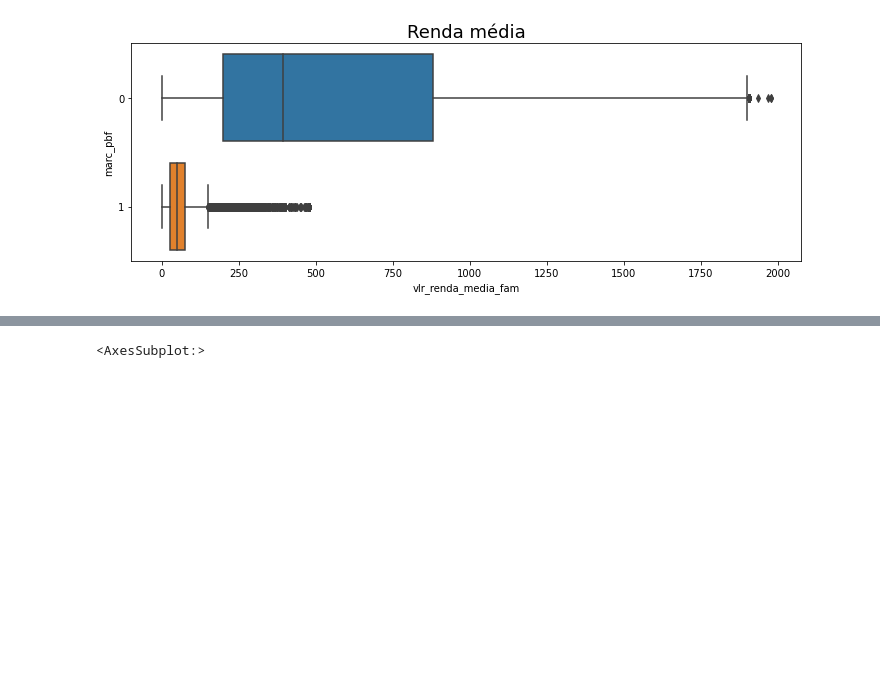
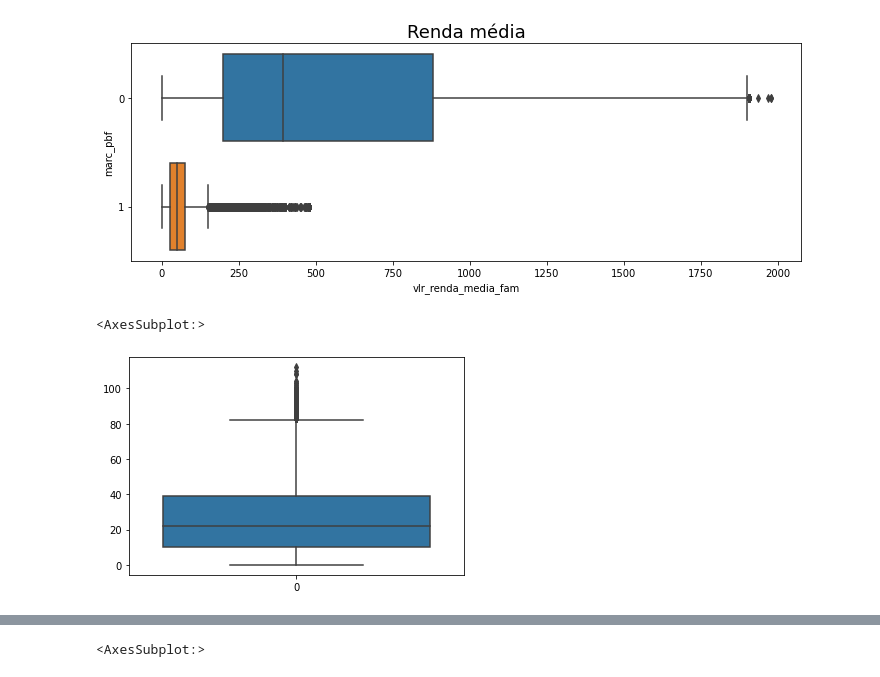
Before and after one commit to brennoliveira/ML-Bolsa-Familia, a Jupyter notebook: Análise_Bolsa_Família.ipynb, the cells around one changed output, grey strips where cells are left out. Drawn from its saved outputs; the diff is of its cells as text; code cells hidden in the pictures; blank space fills up the shorter version.

```diff
--- a/Análise_Bolsa_Família.ipynb
+++ b/Análise_Bolsa_Família.ipynb
@@ -97,3 +97,9 @@ ax
 # %% [output]
 <AxesSubplot:title={'center':'Renda média'}, xlabel='vlr_renda_media_fam', ylabel='marc_pbf'>
 [figure]
+# %%
+# idade
+sns.boxplot(data=dp['idade'])
+# %% [output]
+<AxesSubplot:>
+[figure, added]
```
Also changed, not shown: parts of 12 cells of this notebook.
